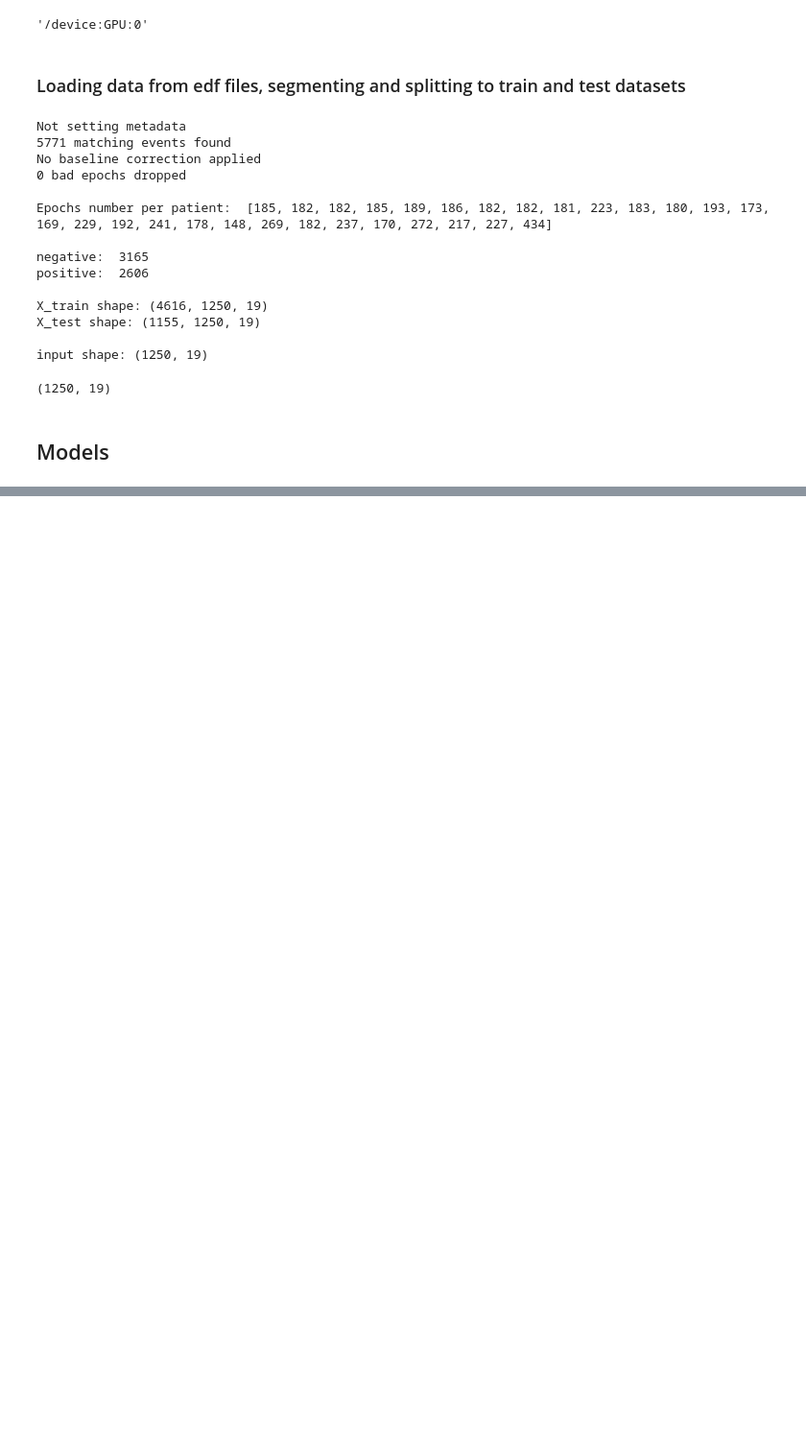
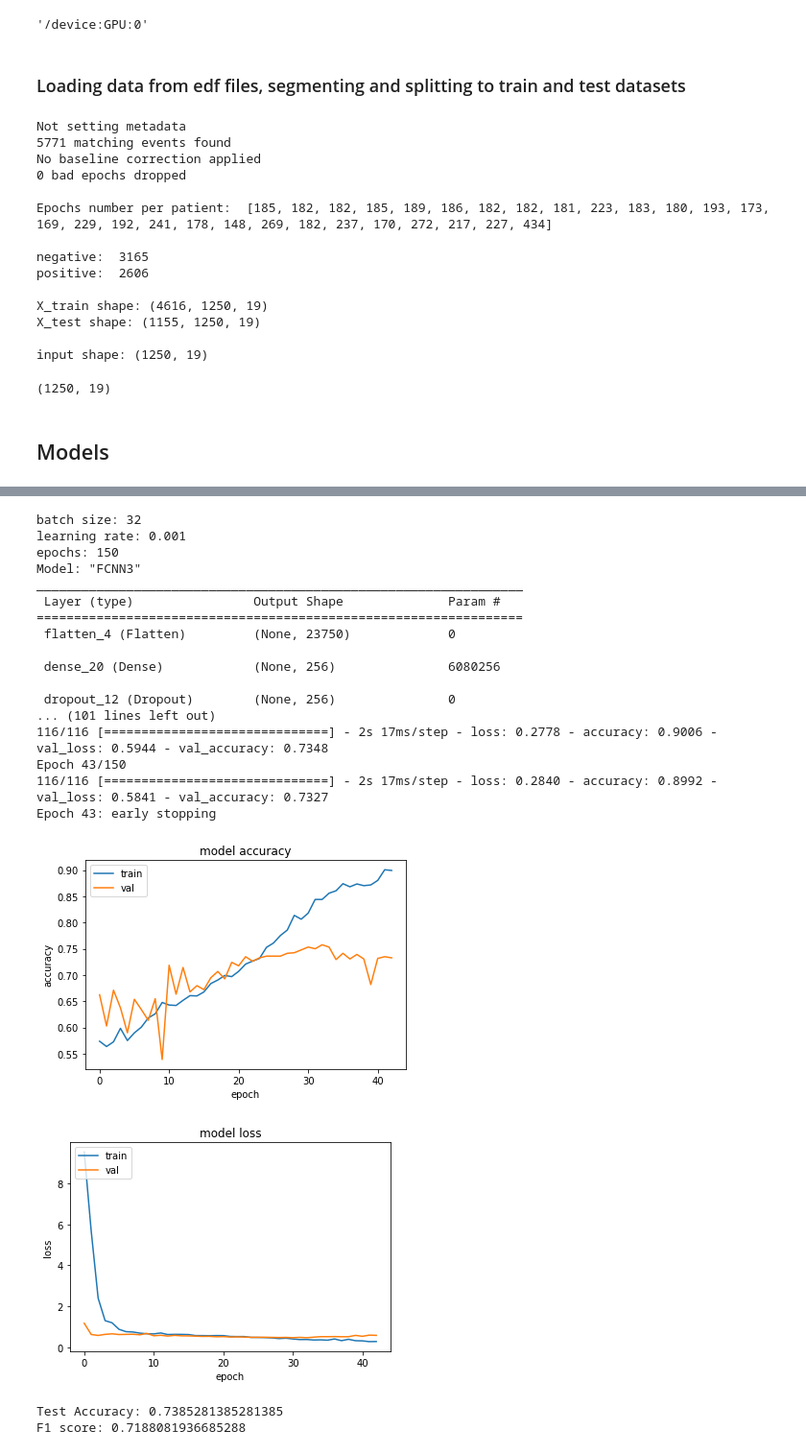
Before and after one commit to daterka/Use-of-machine-learning-methods-to-diagnose-schizophrenia-based-on-EEG-signal, a Jupyter notebook: src/neuralNetworks/FCNN.ipynb, the cells around one changed output, grey strips where cells are left out. Shown at 96% size. Cells and saved outputs as stored; diff of their text form; code cells hidden in the pictures; blank space fills up the shorter version.

Commit message:
update modeli

```diff
--- a/src/neuralNetworks/FCNN.ipynb
+++ b/src/neuralNetworks/FCNN.ipynb
@@ -25,8 +25,6 @@ seed=1337
 
 learning_rate = 0.001
 epochs_n = 150
-patience = 25
+patience = 10
 batch_size = 32
 validation_split = 0.2
-
-input_shape=None
@@ -73,8 +73,7 @@ def build_model_FCNN(input_shape, opt):
     model.add(Dense(128, activation='relu'))
     model.add(Dropout(0.5))
 
-    model.add(Dense(64, activation='relu'))
-    model.add(Dropout(0.5))
+    model.add(Dense(32, activation='relu'))
 
     model.add(Dense(1, activation='sigmoid'))
 
@@ -169,0 +175,56 @@ F1 score: 0.5478260869565218
+# %%
+from tensorflow.keras import layers
+
+def build_model_FCNN3(input_shape, opt):
+    model = Sequential()
+
+    model.add(Flatten(input_shape=input_shape))
+
+    model.add(Dense(256, activation='relu'))
+    model.add(Dropout(0.5))
+
+    model.add(Dense(256, activation='relu'))
+    model.add(Dropout(0.5))
+
+    model.add(Dense(128, activation='relu'))
+    model.add(Dropout(0.4))
+
+    model.add(Dense(32, activation='relu'))
+
+    model.add(Dense(1, activation='sigmoid'))
+
+    model._name = 'FCNN3'
+
+    model.compile(optimizer=opt,
+          loss='binary_crossentropy',
+          metrics=['accuracy'])
+
+
+    model.summary()
+
+    return model
+# %%
+model_runner.run(X_train, X_test, y_train, y_test, input_shape, build_model_FCNN3,
+    learning_rate, epochs_n, patience, batch_size, validation_split, save_path)
+# %% [output]
+batch size: 32
+learning rate: 0.001
+epochs: 150
+Model: "FCNN3"
+_________________________________________________________________
+ Layer (type)                Output Shape              Param #
+=================================================================
+ flatten_4 (Flatten)         (None, 23750)             0
+
+ dense_20 (Dense)            (None, 256)               6080256
+
+ dropout_12 (Dropout)        (None, 256)               0
+... (101 lines left out)
+116/116 [==============================] - 2s 17ms/step - loss: 0.2778 - accuracy: 0.9006 - val_loss: 0.5944 - val_accuracy: 0.7348
+Epoch 43/150
+116/116 [==============================] - 2s 17ms/step - loss: 0.2840 - accuracy: 0.8992 - val_loss: 0.5841 - val_accuracy: 0.7327
+Epoch 43: early stopping
+[figure, added]
+[figure, added]
+Test Accuracy: 0.7385281385281385
+F1 score: 0.7188081936685288
```
Also changed, not shown: parts of 10 cells of this notebook, 6 other files.
